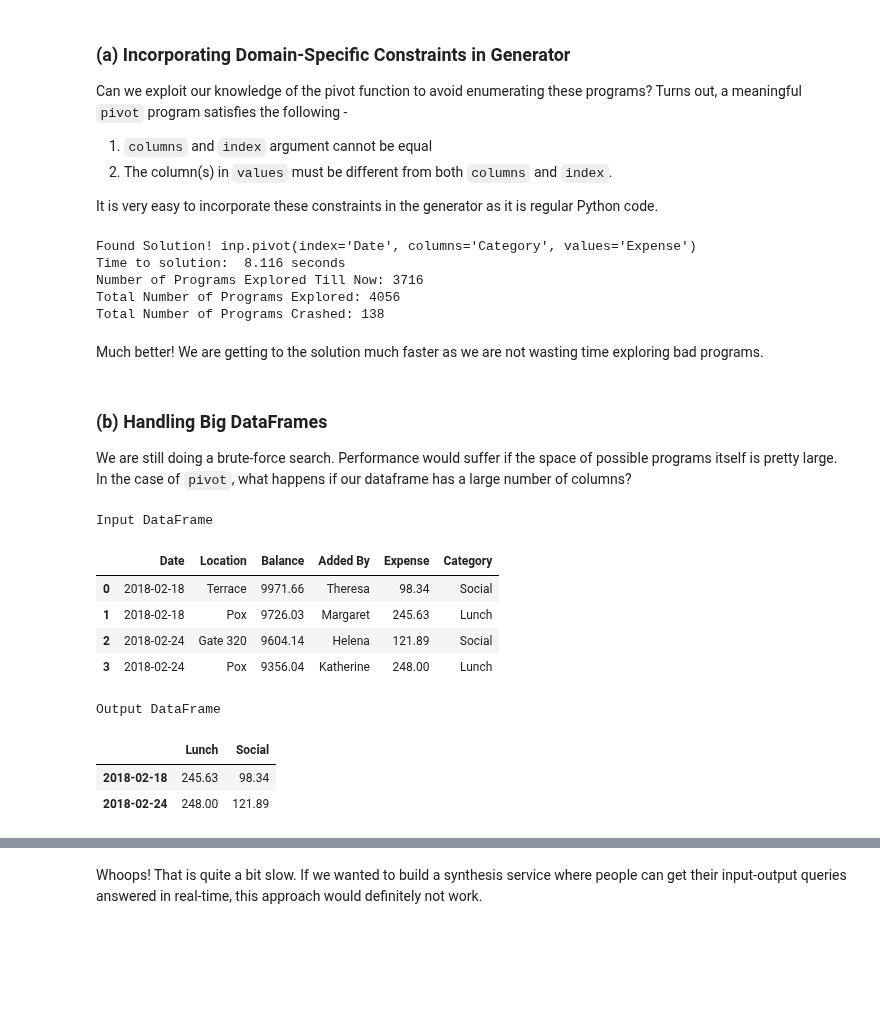
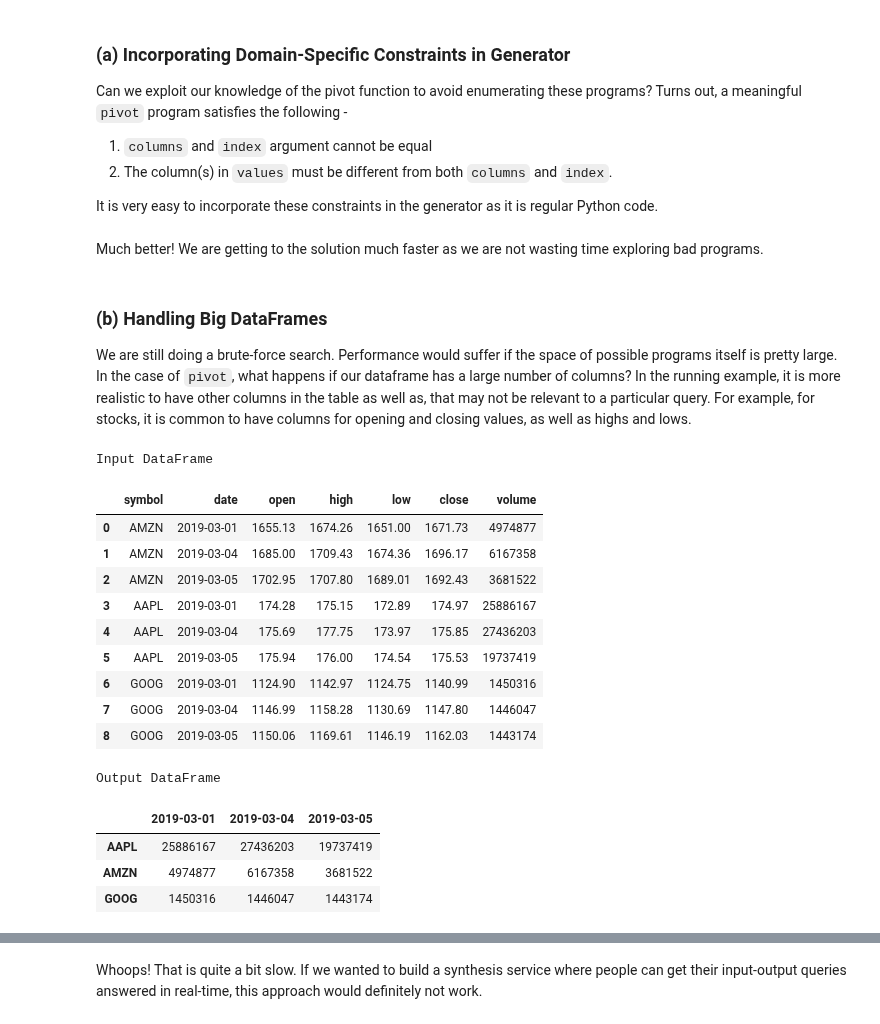
Before and after one commit to ucbrise/risecamp, a Jupyter notebook: autopandas/tutorial/AutoPandas-Pivot-Tutorial.ipynb, the cells around one changed output, grey strips where cells are left out. Saved outputs shown, nothing was run; the diff lists cells and outputs as text; code cells hidden in the pictures; blank space fills up the shorter version.

Commit message:
Updating running example

```diff
--- a/autopandas/tutorial/AutoPandas-Pivot-Tutorial.ipynb
+++ b/autopandas/tutorial/AutoPandas-Pivot-Tutorial.ipynb
@@ -256,11 +274,3 @@ def gen_pivot_args(input_df: pd.DataFrame):
         arg_values = list(OrderedSubset([i for i in input_df.columns if i not in {arg_columns, arg_index}])) # CONSTRAINT-2
 
     return {'index': arg_index, 'columns': arg_columns, 'values': arg_values}
-# %%
-synthesize_pivot(inp_df, out_df)
-# %% [output]
-Found Solution! inp.pivot(index='Date', columns='Category', values='Expense')
-Time to solution:  8.116 seconds
-Number of Programs Explored Till Now: 3716
-Total Number of Programs Explored: 4056
-Total Number of Programs Crashed: 138
@@ -269,33 +295,47 @@ Much better! We are getting to the solution much faster as we are not wasting ti
 # %% [markdown]
 ### (b) Handling Big DataFrames
 
-We are still doing a brute-force search. Performance would suffer if the space of possible programs itself is pretty large. In the case of `pivot`, what happens if our dataframe has a large number of columns?
+We are still doing a brute-force search. Performance would suffer if the space of possible programs itself is pretty large. In the case of `pivot`, what happens if our dataframe has a large number of columns? In the running example, it is more realistic to have other columns in the table as well as, that may not be relevant to a particular query. For example, for stocks, it is common to have columns for opening and closing values, as well as highs and lows.
-# %%
-inp_df = pd.DataFrame({
-    'Date': {0: '2018-02-18', 1: '2018-02-18', 2: '2018-02-24', 3: '2018-02-24'},
-    'Location': {0: 'Terrace', 1: 'Pox', 2: 'Gate 320', 3: 'Pox'},
-    'Balance': {0: 9971.66, 1: 9726.03, 2: 9604.14, 3: 9356.04},
-    'Added By': {0: 'Theresa', 1: 'Margaret', 2: 'Helena', 3:'Katherine'},
-    'Expense': {0: 98.34, 1: 245.63, 2: 121.89, 3: 248.0},
-    'Category': {0: 'Social', 1: 'Lunch', 2: 'Social', 3: 'Lunch'}})
-
-out_df = pd.DataFrame({'Lunch': {'2018-02-18': 245.63, '2018-02-24': 248.0},
- 'Social': {'2018-02-18': 98.34, '2018-02-24': 121.89}})
-
-print("Input DataFrame")
-display(inp_df)
-print("Output DataFrame")
-display(out_df)
-# %% [output]
-Input DataFrame
-|  | Date | Location | Balance | Added By | Expense | Category |
-| 0 | 2018-02-18 | Terrace | 9971.66 | Theresa | 98.34 | Social |
-| 1 | 2018-02-18 | Pox | 9726.03 | Margaret | 245.63 | Lunch |
-| 2 | 2018-02-24 | Gate 320 | 9604.14 | Helena | 121.89 | Social |
-| 3 | 2018-02-24 | Pox | 9356.04 | Katherine | 248.00 | Lunch |
-Output DataFrame
-|  | Lunch | Social |
-| 2018-02-18 | 245.63 | 98.34 |
-| 2018-02-24 | 248.00 | 121.89 |
+# %%
+inp_df = pd.DataFrame({
+    'symbol': ['AMZN', 'AMZN', 'AMZN', 'AAPL', 'AAPL', 'AAPL', 'GOOG', 'GOOG', 'GOOG'],
+    'date': ['2019-03-01', '2019-03-04', '2019-03-05',
+             '2019-03-01', '2019-03-04', '2019-03-05',
+             '2019-03-01', '2019-03-04', '2019-03-05'],
+    'open': [1655.13, 1685.0, 1702.95, 174.28, 175.69, 175.94, 1124.9, 1146.99, 1150.06],
+    'high': [1674.26, 1709.43, 1707.8, 175.15, 177.75, 176.0, 1142.97, 1158.28, 1169.61],
+    'low': [1651.0, 1674.36, 1689.01, 172.89, 173.97, 174.54, 1124.75, 1130.69, 1146.19],
+    'close': [1671.73, 1696.17, 1692.43, 174.97, 175.85, 175.53, 1140.99, 1147.8, 1162.03],
+    'volume': [4974877, 6167358, 3681522, 25886167, 27436203, 19737419, 1450316, 1446047, 1443174],
+
+})
+
+out_df = pd.DataFrame({
+    '2019-03-01': {'AAPL': 25886167, 'AMZN': 4974877, 'GOOG': 1450316},
+    '2019-03-04': {'AAPL': 27436203, 'AMZN': 6167358, 'GOOG': 1446047},
+    '2019-03-05': {'AAPL': 19737419, 'AMZN': 3681522, 'GOOG': 1443174}
+})
+
+print("Input DataFrame")
+display(inp_df)
+print("Output DataFrame")
+display(out_df)
+# %% [output]
+Input DataFrame
+|  | symbol | date | open | high | low | close | volume |
+| 0 | AMZN | 2019-03-01 | 1655.13 | 1674.26 | 1651.00 | 1671.73 | 4974877 |
+| 1 | AMZN | 2019-03-04 | 1685.00 | 1709.43 | 1674.36 | 1696.17 | 6167358 |
+| 2 | AMZN | 2019-03-05 | 1702.95 | 1707.80 | 1689.01 | 1692.43 | 3681522 |
+| 3 | AAPL | 2019-03-01 | 174.28 | 175.15 | 172.89 | 174.97 | 25886167 |
+| 4 | AAPL | 2019-03-04 | 175.69 | 177.75 | 173.97 | 175.85 | 27436203 |
+| 5 | AAPL | 2019-03-05 | 175.94 | 176.00 | 174.54 | 175.53 | 19737419 |
+| 6 | GOOG | 2019-03-01 | 1124.90 | 1142.97 | 1124.75 | 1140.99 | 1450316 |
+| 7 | GOOG | 2019-03-04 | 1146.99 | 1158.28 | 1130.69 | 1147.80 | 1446047 |
+| 8 | GOOG | 2019-03-05 | 1150.06 | 1169.61 | 1146.19 | 1162.03 | 1443174 |
+Output DataFrame
+|  | 2019-03-01 | 2019-03-04 | 2019-03-05 |
+| AAPL | 25886167 | 27436203 | 19737419 |
+| AMZN | 4974877 | 6167358 | 3681522 |
+| GOOG | 1450316 | 1446047 | 1443174 |
 # %%
 synthesize_pivot(inp_df, out_df)
```
Also changed, not shown: parts of 25 cells of this notebook.
